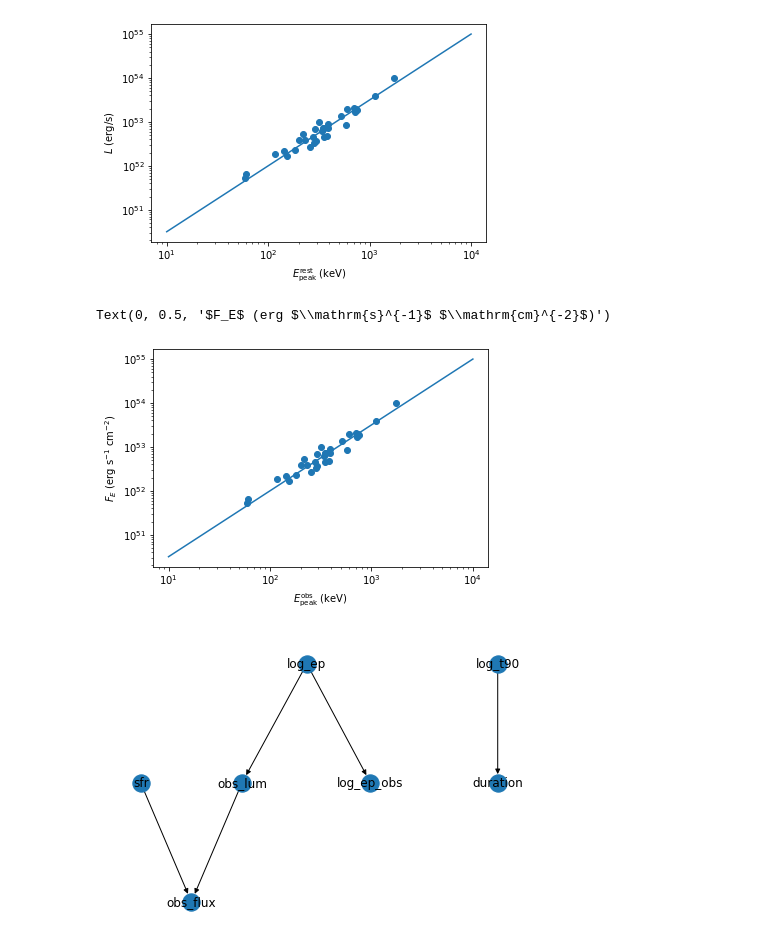
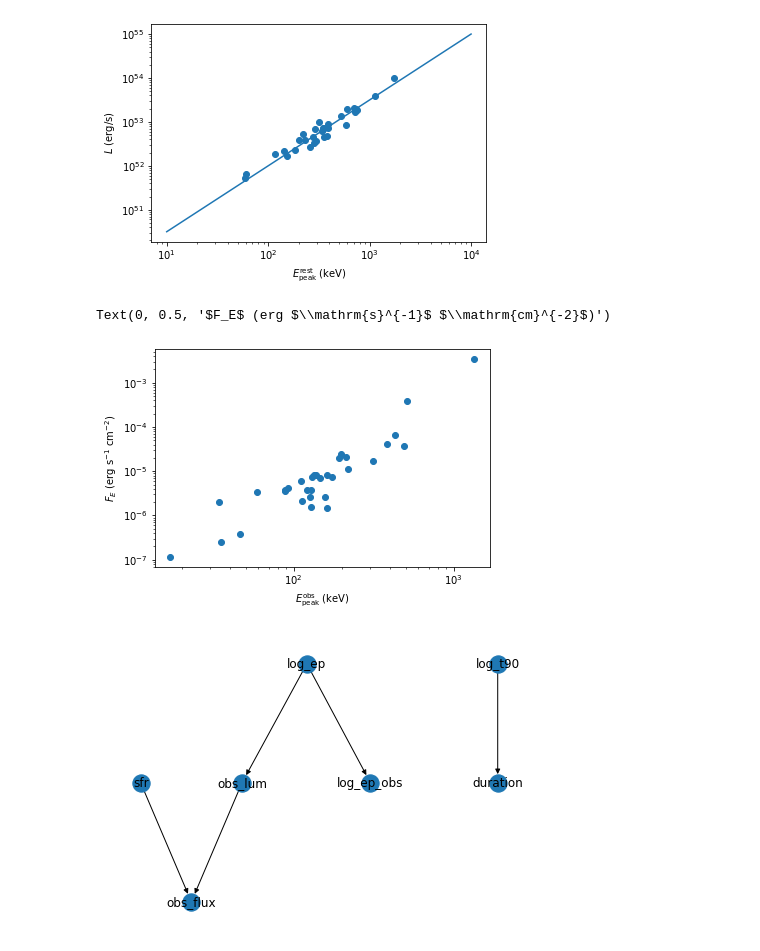
Before and after one commit to grburgess/zusammen, a Jupyter notebook: examples/golenetskii.ipynb, the cells around one changed output. Drawn from its saved outputs; the diff is of its cells as text; code cells hidden in the pictures.

```diff
--- a/examples/golenetskii.ipynb
+++ b/examples/golenetskii.ipynb
@@ -94,15 +104,14 @@ from popsynth.distributions.cosmological_distribution import luminosity_distance
 # %%
 fig, ax = plt.subplots()
 dl = luminosity_distance(population.distances)
-ax.scatter(10**population.log_ep, population.latent)
-ax.plot(Egrid, 1e52 * np.power(Egrid/100, 1.5))
+ax.scatter(10**population.log_ep_obs, population.latent_fluxes)
 ax.set_xscale('log')
 ax.set_yscale('log')
 ax.set_xlabel('$E_\mathrm{peak}^\mathrm{obs}$ (keV)')
 ax.set_ylabel('$F_E$ (erg $\mathrm{s}^{-1}$ $\mathrm{cm}^{-2}$)')
 # %% [output]
 Text(0, 0.5, '$F_E$ (erg $\\mathrm{s}^{-1}$ $\\mathrm{cm}^{-2}$)')
-[figure, old version]
+[figure, new version]
 # %%
 # Graph needs fixing for L-dependence
 pos=nx.drawing.nx_agraph.graphviz_layout(pop_gen.graph, prog='dot')
```
Also changed, not shown: parts of 1 cell of this notebook, 1 other file.
